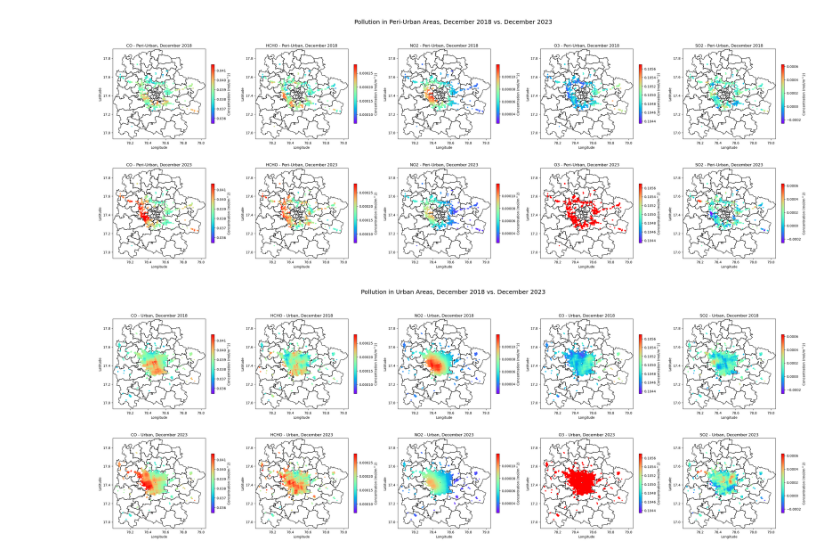
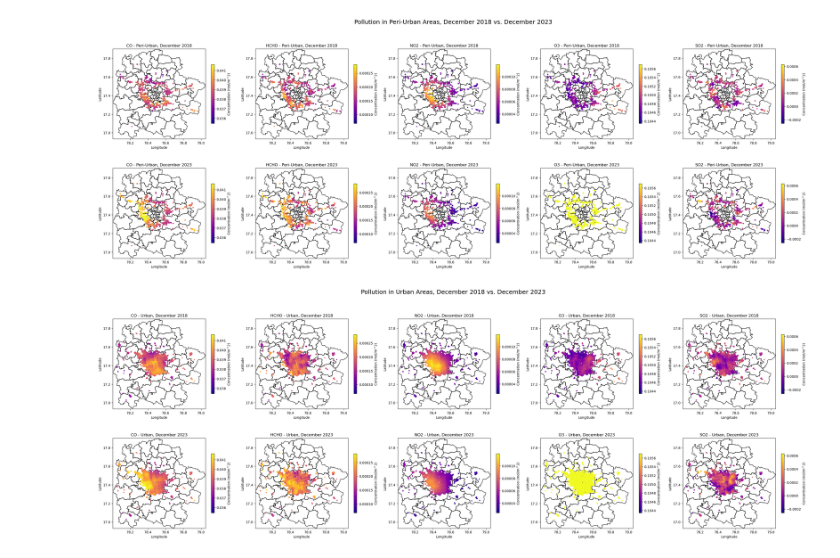
Before and after one commit to Rishi-Bharadwaj/air_pollution_correlation, a Jupyter notebook: point_plot_3.ipynb, the cells around one changed output. Drawn from its saved outputs; the diff is of its cells as text; code cells hidden in the pictures.

Commit message:
more plotting

```diff
--- a/point_plot_3.ipynb
+++ b/point_plot_3.ipynb
@@ -101,7 +101,7 @@ for i, tif_path in enumerate(tif_paths):
         # Plot 1: Peri-urban points
         ax = axes[0,i]
         shape_data.plot(ax=ax, color='none', edgecolor='black')
-        gdf_peri.plot(ax=ax, column='raster_value', cmap='rainbow', markersize=5, legend=True,
+        gdf_peri.plot(ax=ax, column='raster_value', cmap='plasma', markersize=5, legend=True,
                     legend_kwds={'shrink': 0.5, 'label': "Concentration (mol/m^2)"}, vmin=vmin, vmax=vmax)
         ax.set_xlim(bounds.left, bounds.right)
         ax.set_ylim(bounds.bottom, bounds.top)
@@ -135,7 +135,7 @@ for i, tif_path in enumerate(tif_paths):
         #     vmin,vmax=omap
         ax = axes[1, i-5]
         shape_data.plot(ax=ax, color='none', edgecolor='black')
-        gdf_peri.plot(ax=ax, column='raster_value', cmap='rainbow', markersize=5, legend=True,
+        gdf_peri.plot(ax=ax, column='raster_value', cmap='plasma', markersize=5, legend=True,
                     legend_kwds={'shrink': 0.5,'label': "Concentration (mol/m^2)"}, vmin=vmin, vmax=vmax)
         ax.set_xlim(bounds.left, bounds.right)
         ax.set_ylim(bounds.bottom, bounds.top)
@@ -147,7 +147,7 @@ for i, tif_path in enumerate(tif_paths):
 fig.tight_layout(rect=[0, 0, 1, 0.97])
 plt.show()
 # %% [output]
-[figure, old version]
+[figure, new version]
 # %%
 shapefile_path = r'C:\Users\rishi\ml_projects\climate\hmda_boundary\hmda_boundary.shp'
 
@@ -190,7 +190,7 @@ for i, tif_path in enumerate(tif_paths):
         # Plot 1: Peri-urban points
         ax = axes[0,i]
         shape_data.plot(ax=ax, color='none', edgecolor='black')
-        gdf_urban.plot(ax=ax, column='raster_value', cmap='rainbow', markersize=5, legend=True,
+        gdf_urban.plot(ax=ax, column='raster_value', cmap='plasma', markersize=5, legend=True,
                     legend_kwds={'shrink': 0.5, 'label': "Concentration (mol/m^2)"}, vmin=vmin, vmax=vmax)
         ax.set_xlim(bounds.left, bounds.right)
         ax.set_ylim(bounds.bottom, bounds.top)
@@ -208,32 +208,32 @@ for i, tif_path in enumerate(tif_paths):
                 return gdf['geometry'].apply(
                     lambda point: (
                         raster_data[src.index(point.x, point.y)]
                         if 0 <= point.x < src.width and 0 <= point.y < src.height
                         else np.nan
                     )
                 )
 
             # Extract raster values for both GeoDataFrames
             gdf_peri['raster_value'] = extract_raster_value(gdf_peri, src)
             gdf_urban['raster_value'] = extract_raster_value(gdf_urban, src)
         m = tif_path.split(os.sep)
         # Plot 1: Peri-urban points
 
         vmin,vmax=cmap_scales[i-5]
         # if(i==3+5):
         #     vmin,vmax=omap
         ax = axes[1,i-5]
         shape_data.plot(ax=ax, color='none', edgecolor='black')
-        gdf_urban.plot(ax=ax, column='raster_value', cmap='rainbow', markersize=5, legend=True,
+        gdf_urban.plot(ax=ax, column='raster_value', cmap='plasma', markersize=5, legend=True,
                     legend_kwds={'shrink': 0.5,'label': "Concentration (mol/m^2)"}, vmin=vmin, vmax=vmax)
         ax.set_xlim(bounds.left, bounds.right)
         ax.set_ylim(bounds.bottom, bounds.top)
         ax.set_title(f'{m[6]} - Urban, December 2023')
         ax.set_xlabel('Longitude')
         ax.set_ylabel('Latitude')
 
 # Adjust layout to prevent overlap
 fig.tight_layout(rect=[0, 0, 1, 0.97])
 plt.show()
 # %% [output]
-[figure, old version]
+[figure, new version]
```
Also changed, not shown: 6 other files.
